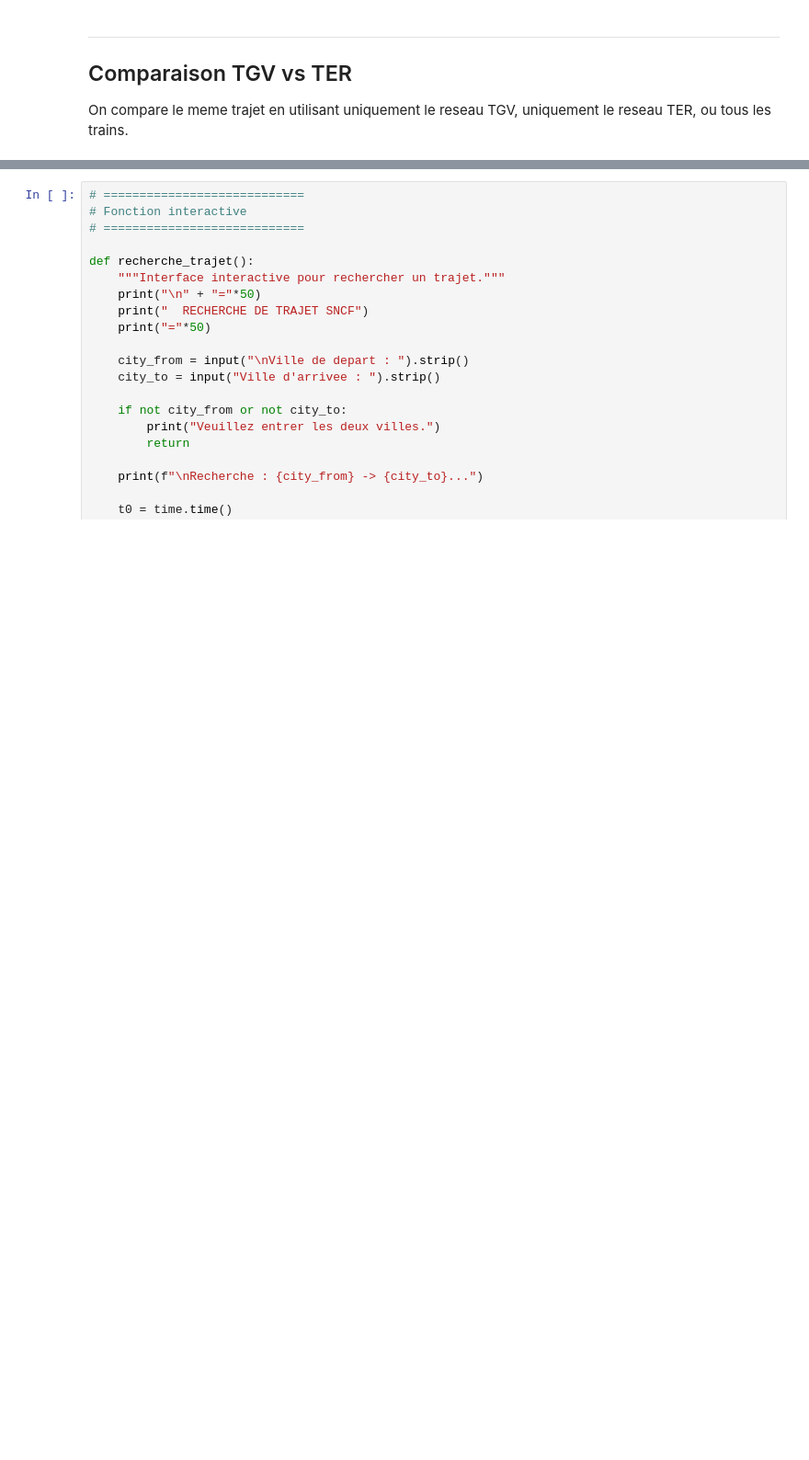
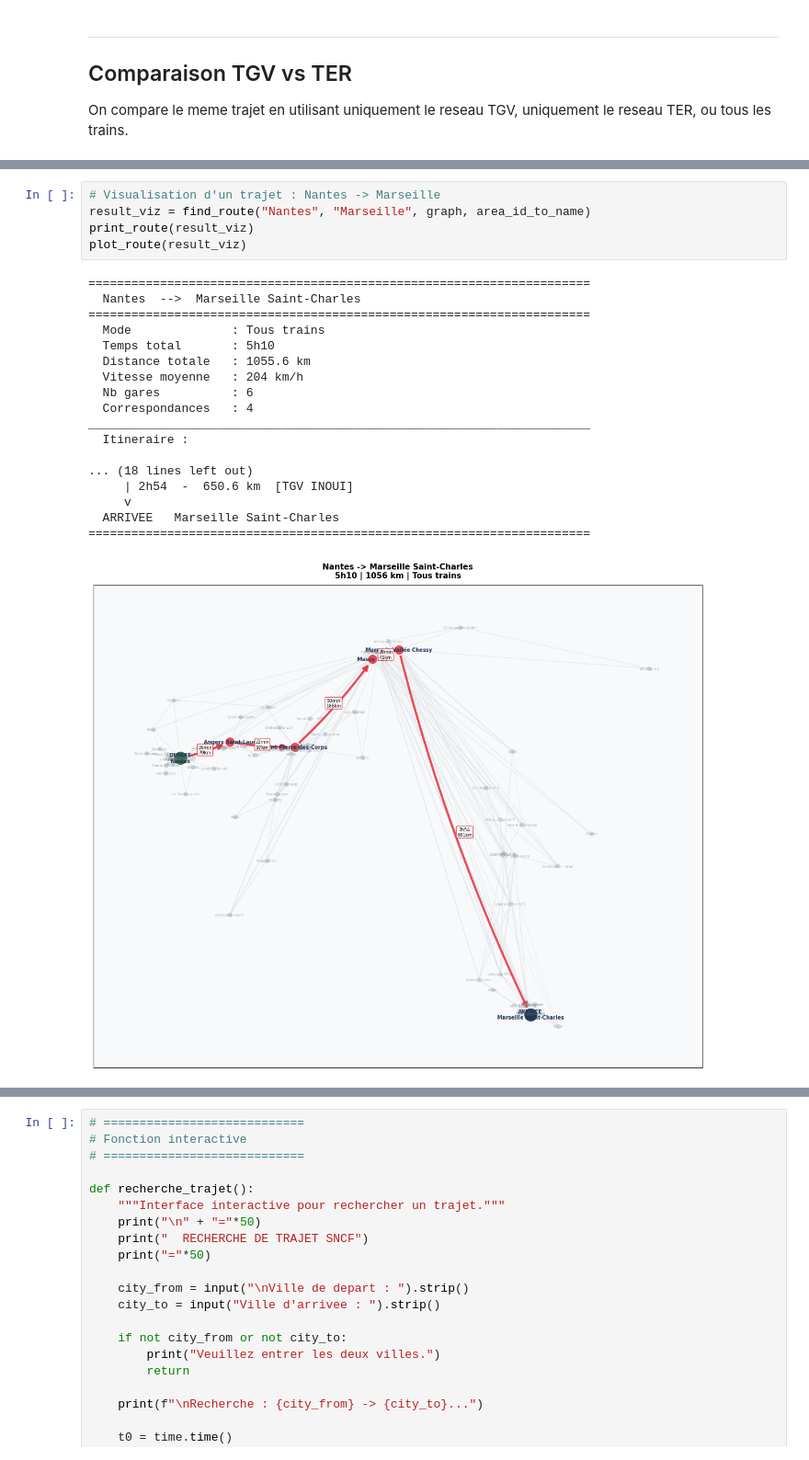
Before and after one commit to PikPakPik/T-AIA-911-NAN_1, a Jupyter notebook: pathfinding_sncf.ipynb, the cells around one changed output, grey strips where cells are left out. Shown at 92% size. Drawn from its saved outputs; the diff is of its cells as text; blank space fills up the shorter version.

```diff
--- a/pathfinding_sncf.ipynb
+++ b/pathfinding_sncf.ipynb
@@ -970,0 +1325,24 @@ compare_routes("Bordeaux", "Lille")
+# %%
+# Visualisation d'un trajet : Nantes -> Marseille
+result_viz = find_route("Nantes", "Marseille", graph, area_id_to_name)
+print_route(result_viz)
+plot_route(result_viz)
+# %% [output]
+======================================================================
+  Nantes  -->  Marseille Saint-Charles
+======================================================================
+  Mode              : Tous trains
+  Temps total       : 5h10
+  Distance totale   : 1055.6 km
+  Vitesse moyenne   : 204 km/h
+  Nb gares          : 6
+  Correspondances   : 4
+______________________________________________________________________
+  Itineraire :
+
+... (18 lines left out)
+     | 2h54  -  650.6 km  [TGV INOUI]
+     v
+  ARRIVEE   Marseille Saint-Charles
+======================================================================
+[figure, added]
```
Also changed, not shown: parts of 20 cells of this notebook.
